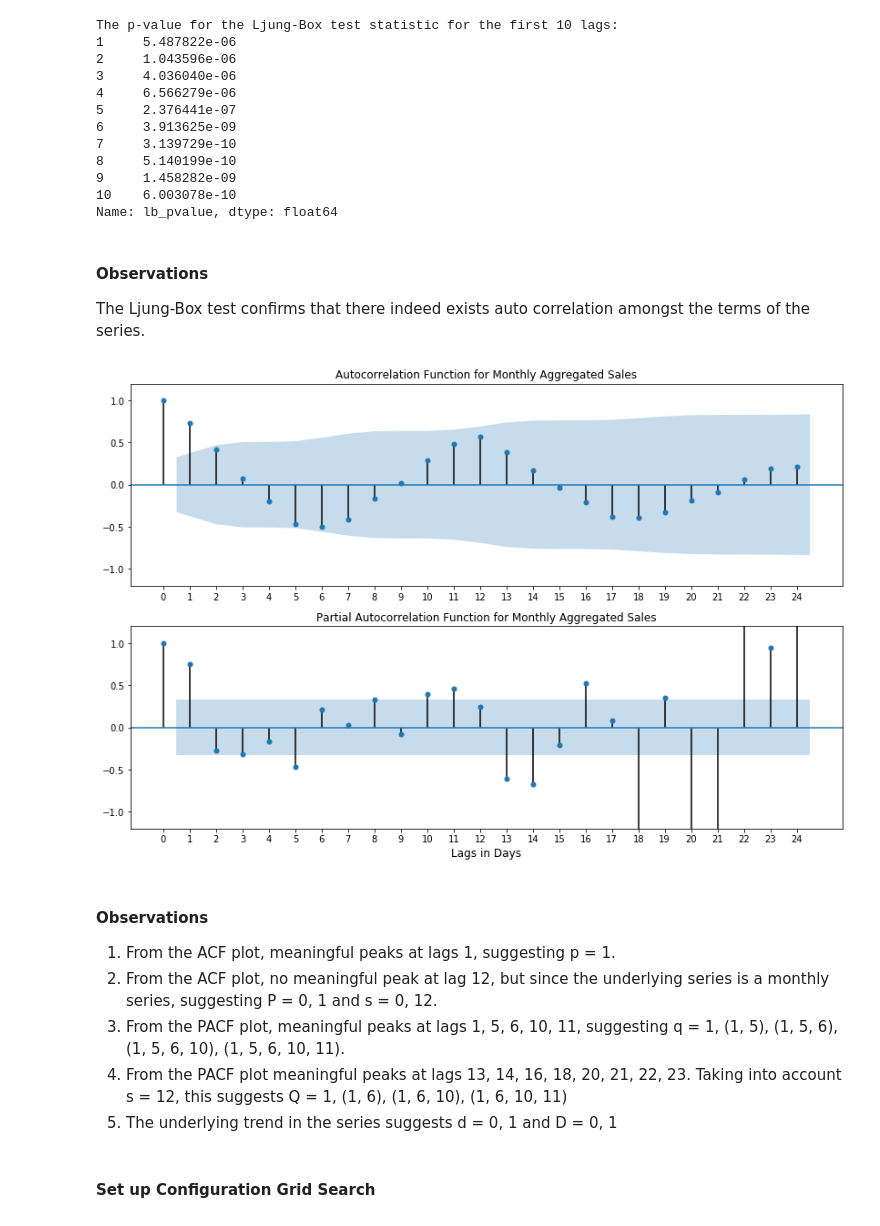
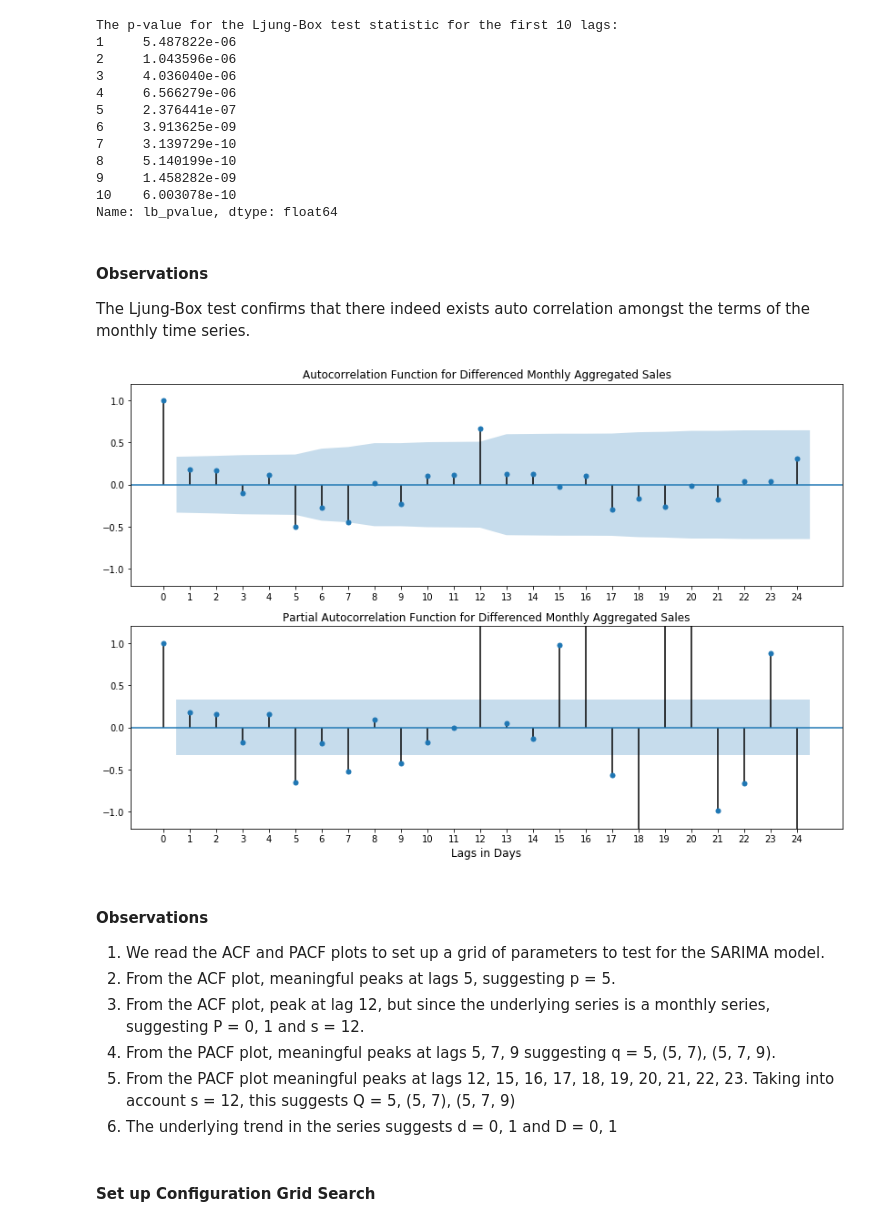
Before and after one commit to sanjeevgadre/Kaggle-Time-Series, a Jupyter notebook: SARIMA.ipynb, the cells around one changed output. Saved outputs shown, nothing was run; the diff lists cells and outputs as text; code cells hidden in the pictures.

```diff
--- a/SARIMA.ipynb
+++ b/SARIMA.ipynb
@@ -36,9 +22,5 @@ train.date = pd.to_datetime(train.date, format = '%Y-%m-%d')
 train.store = train.store.astype('category')
 train.item = train.item.astype('category')
 
-train['year'] = train.date.dt.year
-train['month'] = train.date.dt.month
-
 # New Timeseries that is the aggregate of the sales for all products and all items in a month
-ts_monthly = pd.Series(data = train.groupby(['year', 'month'])['sales'].sum().values)
-ts_monthly.head()
+ts_monthly = pd.Series(data = train.groupby([train.date.dt.year, train.date.dt.month])['sales'].sum().values)
@@ -91,0 +62,12 @@ The Augmented Dickey-Fuller (ADF) test confirms that the series is not stationar
+# %%
+ser = ts_monthly[:train_idx].diff().dropna()
+
+#Examining for Stationarity
+
+result = adfuller(ser)
+print("ADF test statistic: %0.4f" % result[0])
+print("Critical Values for ADF test statistic")
+print("Conf. Int.    Value")
+for _, (key, value) in enumerate(result[4].items()):
+    print("  %3s        %0.4f" % (key, value))
+print("\np-value: %0.4e" % result[1])
@@ -110,31 +106,32 @@ The p-value for the Ljung-Box test statistic for the first 10 lags:
 Name: lb_pvalue, dtype: float64
 # %% [markdown]
 #### Observations
-The Ljung-Box test confirms that there indeed exists auto correlation amongst the terms of the series.
+The Ljung-Box test confirms that there indeed exists auto correlation amongst the terms of the monthly time series.
 # %%
 fig, (ax1, ax2) = plt.subplots(nrows = 2, figsize = (14, 9))
 
-tsaplots.plot_acf(ts_monthly[:train_idx], ax = ax1, alpha = 0.05, lags = 24,
-                  title = 'Autocorrelation Function for Monthly Aggregated Sales')
-tsaplots.plot_pacf(ts_monthly[:train_idx], ax = ax2, alpha = 0.05, lags = 24,
-                   title = 'Partial Autocorrelation Function for Monthly Aggregated Sales')
+tsaplots.plot_acf(ser, ax = ax1, alpha = 0.05, lags = 24,
+                  title = 'Autocorrelation Function for Differenced Monthly Aggregated Sales')
+tsaplots.plot_pacf(ser, ax = ax2, alpha = 0.05, lags = 24,
+                   title = 'Partial Autocorrelation Function for Differenced Monthly Aggregated Sales')
 
 ax1.set_xticks(np.arange(0, 25, 1))
 ax1.set_ylim((-1.2, 1.2))
 ax2.set_xticks(np.arange(0, 25, 1))
 ax2.set_ylim((-1.2, 1.2))
 ax2.set_xlabel('Lags in Days', fontsize = '12')
 
 plt.show()
 # %% [output]
-[figure, old version]
+[figure, new version]
 # %% [markdown]
 #### Observations
 <ol>
-    <li>From the ACF plot, meaningful peaks at lags 1, suggesting p = 1.
-    <li>From the ACF plot, no meaningful peak at lag 12, but since the underlying series is a monthly series, suggesting P = 0, 1 and s = 0, 12.
-    <li>From the PACF plot, meaningful peaks at lags 1, 5, 6, 10, 11, suggesting q = 1, (1, 5), (1, 5, 6), (1, 5, 6, 10), (1, 5, 6, 10, 11).
-    <li>From the PACF plot meaningful peaks at lags 13, 14, 16, 18, 20, 21, 22, 23. Taking into account s = 12, this suggests Q = 1, (1, 6), (1, 6, 10), (1, 6, 10, 11)
+    <li>We read the ACF and PACF plots to set up a grid of parameters to test for the SARIMA model.
+    <li>From the ACF plot, meaningful peaks at lags 5, suggesting p = 5.
+    <li>From the ACF plot, peak at lag 12, but since the underlying series is a monthly series, suggesting P = 0, 1 and s = 12.
+    <li>From the PACF plot, meaningful peaks at lags 5, 7, 9 suggesting q = 5, (5, 7), (5, 7, 9).
+    <li>From the PACF plot meaningful peaks at lags 12, 15, 16, 17, 18, 19, 20, 21, 22, 23. Taking into account s = 12, this suggests Q = 5, (5, 7), (5, 7, 9)
     <li>The underlying trend in the series suggests d = 0, 1 and D = 0, 1
 </ol>
 # %% [markdown]
```
Also changed, not shown: parts of 13 cells of this notebook, 2 other files.
